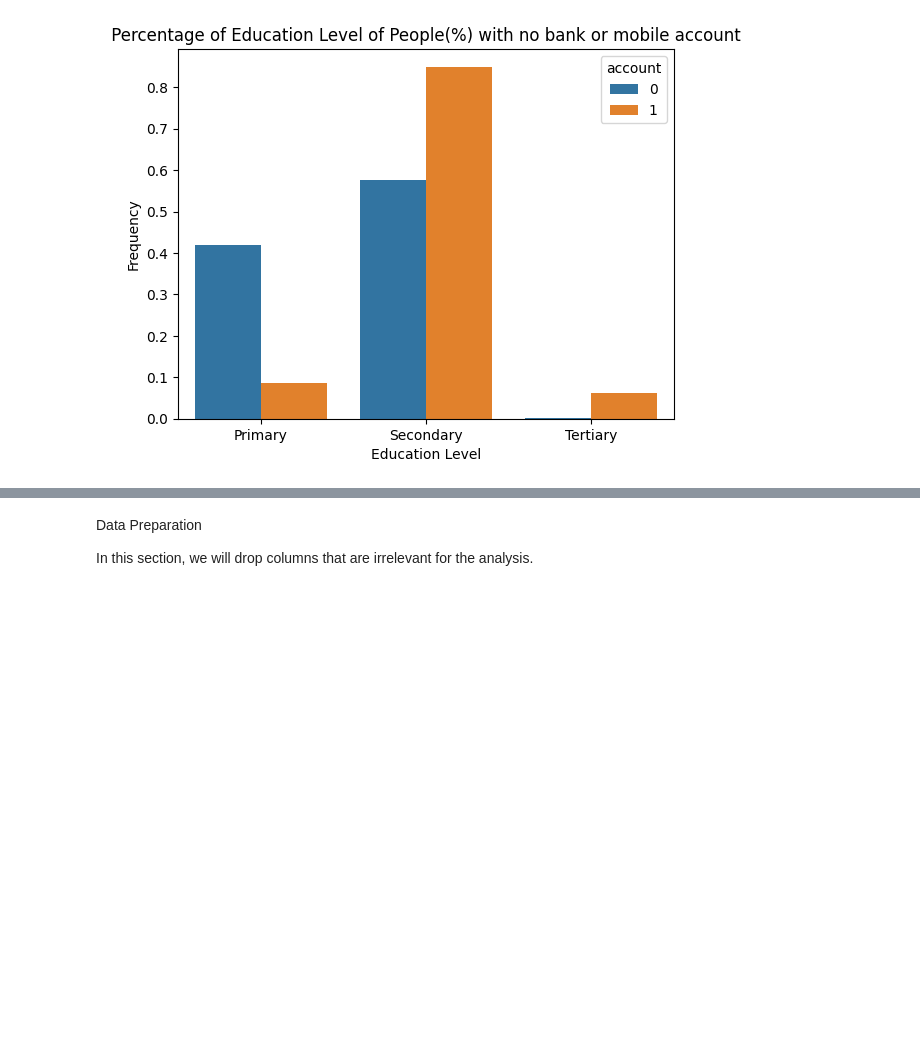
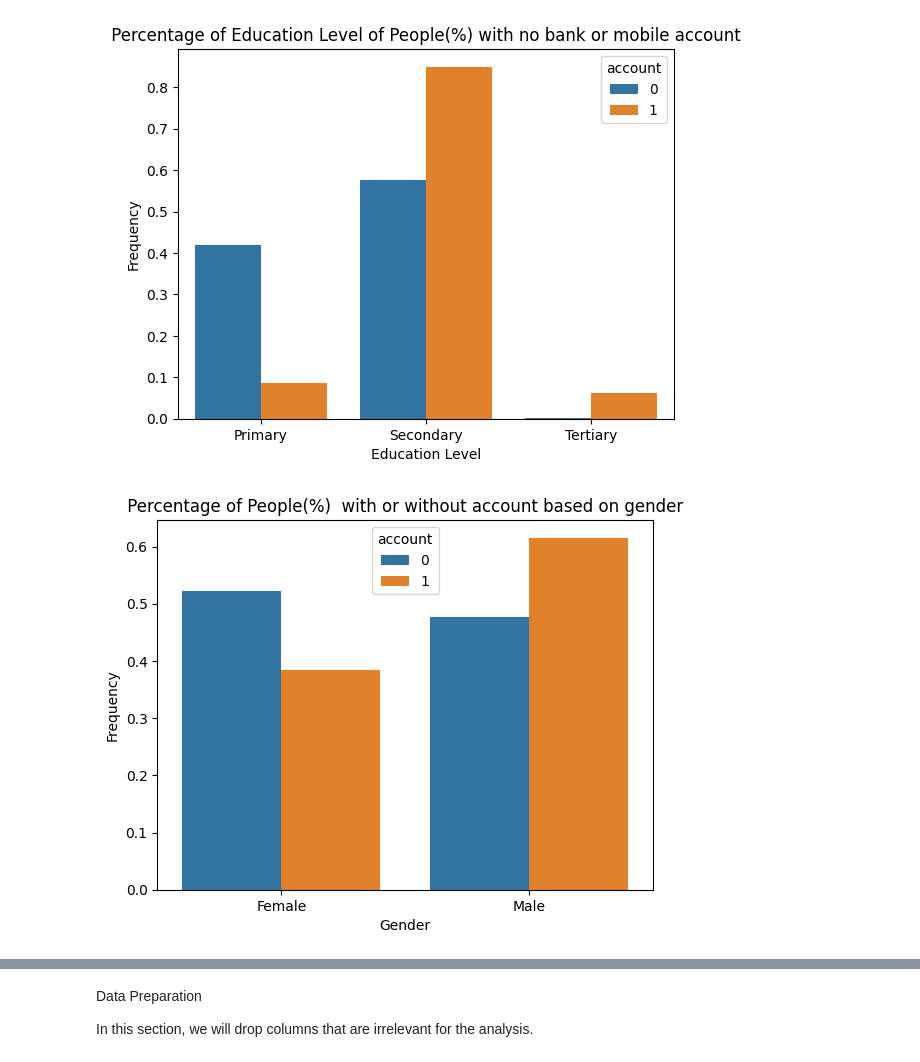
Before and after one commit to rufaiaishat/Financial-Inclusion-Data, a Jupyter notebook: Financial_Inclusion_Nigeria.ipynb, the cells around one changed output, grey strips where cells are left out. Drawn from its saved outputs; the diff is of its cells as text; code cells hidden in the pictures; blank space fills up the shorter version.

```diff
--- a/Financial_Inclusion_Nigeria.ipynb
+++ b/Financial_Inclusion_Nigeria.ipynb
@@ -461,3 +461,23 @@ plt.ylabel("Frequency")
 plt.title(" Percentage of Education Level of People(%) with no bank or mobile account ");
 # %% [output]
 [figure]
+# %%
+#Check the number of people with or without account based on gender
+gend_dict = {
+    1: "Female",#Completed Primary School or less
+    2: "Male",#Completed Secondary School
+
+              }
+#Create a dataframe for the education level
+gend_df = (df['female'].replace(gend_dict).groupby(df['account']).value_counts(normalize=True).rename("frequency").to_frame().reset_index())
+#Create a pictorial representation of people with or without account based on gender
+sns.barplot(
+    x = "female",
+    y = "frequency",
+    data = gend_df,
+    hue ="account")
+plt.xlabel("Gender")
+plt.ylabel("Frequency")
+plt.title(" Percentage of People(%)  with or without account based on gender ");
+# %% [output]
+[figure, added]
```
Also changed, not shown: parts of 6 cells of this notebook.
